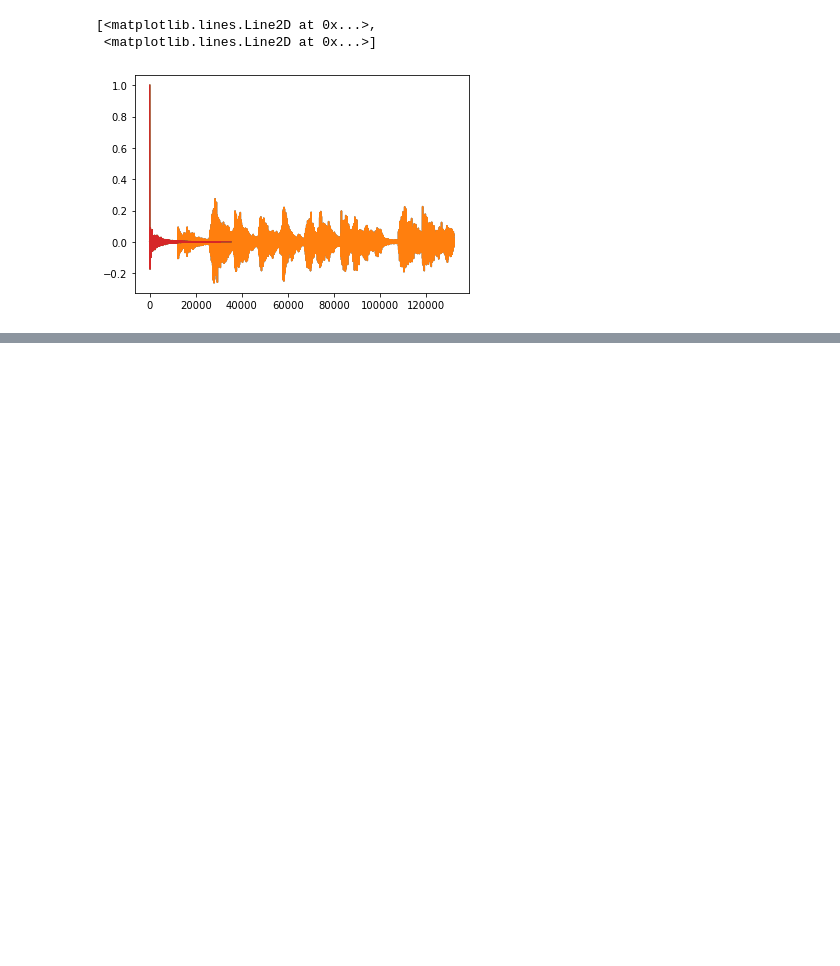
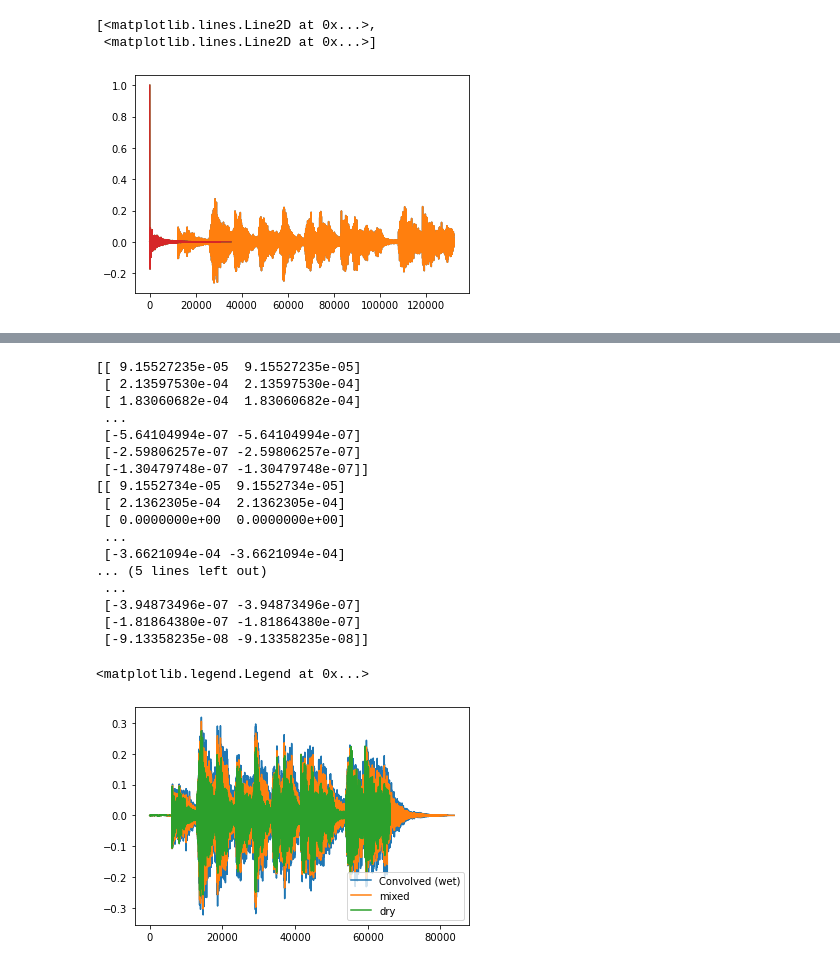
Before and after one commit to anniejchu/artificialreverb, a Jupyter notebook: RecordedIRs.ipynb, the cells around one changed output, grey strips where cells are left out. Drawn from its saved outputs; the diff is of its cells as text; code cells hidden in the pictures; blank space fills up the shorter version.

```diff
--- a/RecordedIRs.ipynb
+++ b/RecordedIRs.ipynb
@@ -310,0 +291,5 @@ float64
+# %%
+"""downsamp"""
+wet_sig_ds = [wet_sig[i] for i in range(len(wet_sig)) if i % upsamp == 0]
+wet_sig_ds = np.asarray(wet_sig_ds)
+print(len(wet_sig_ds), len(wet_sig))
@@ -310,0 +298,8 @@ float64
+# %%
+"""zero padding original sig"""
+shape = np.shape(sig_inorm)
+drysig_padded = np.stack((np.zeros((len(wet_sig_ds))), np.zeros((len(wet_sig_ds)))), axis = -1)
+drysig_padded[:,0][:shape[0]] = sig_inorm[:,0] #dry sig is padded data_in
+drysig_padded[:,1][:shape[0]] = sig_inorm[:,1] #dry sig is padded data_in
+
+print(drysig_padded)
@@ -310,0 +314,32 @@ float64
+# %%
+"""mixing"""
+#is this right
+wetvsdry = 0.7
+mixed = (wetvsdry*wet_sig_ds) + (1-wetvsdry)*drysig_padded
+print(wet_sig_ds)
+print(sig_inorm)
+print(mixed)
+plt.plot(wet_sig_ds[:,0])
+plt.plot(mixed[:,0])
+plt.plot(sig_inorm[:,0])
+plt.legend(["Convolved (wet)", "mixed", "dry"])
+# %% [output]
+[[ 9.15527235e-05  9.15527235e-05]
+ [ 2.13597530e-04  2.13597530e-04]
+ [ 1.83060682e-04  1.83060682e-04]
+ ...
+ [-5.64104994e-07 -5.64104994e-07]
+ [-2.59806257e-07 -2.59806257e-07]
+ [-1.30479748e-07 -1.30479748e-07]]
+[[ 9.1552734e-05  9.1552734e-05]
+ [ 2.1362305e-04  2.1362305e-04]
+ [ 0.0000000e+00  0.0000000e+00]
+ ...
+ [-3.6621094e-04 -3.6621094e-04]
+... (5 lines left out)
+ ...
+ [-3.94873496e-07 -3.94873496e-07]
+ [-1.81864380e-07 -1.81864380e-07]
+ [-9.13358235e-08 -9.13358235e-08]]
+<matplotlib.legend.Legend at 0x...>
+[figure, added]
```
Also changed, not shown: parts of 6 cells of this notebook.
